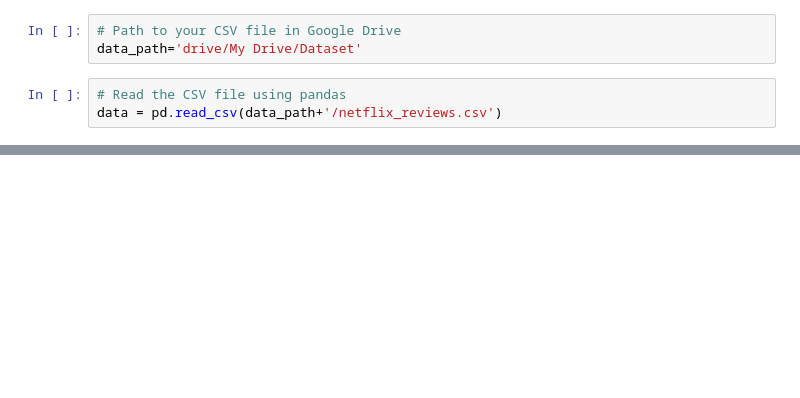
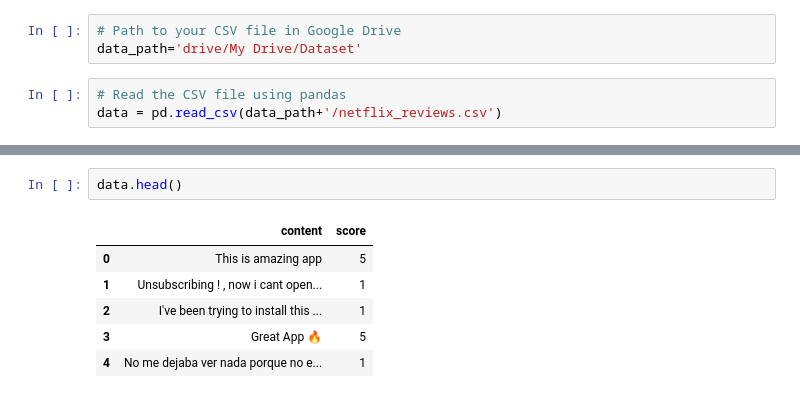
Before and after one commit to adkprakash/sentiment_analysis, a Jupyter notebook: sentimental_analysis.ipynb, the cells around one changed output, grey strips where cells are left out. Drawn from its saved outputs; the diff is of its cells as text; blank space fills up the shorter version.

```diff
--- a/sentimental_analysis.ipynb
+++ b/sentimental_analysis.ipynb
@@ -23,0 +38,9 @@ data = pd.read_csv(data_path+'/netflix_reviews.csv')
+# %%
+data.head()
+# %% [output]
+|  | content | score |
+| 0 | This is amazing app | 5 |
+| 1 | Unsubscribing ! , now i cant open... | 1 |
+| 2 | I've been trying to install this ... | 1 |
+| 3 | Great App 🔥 | 5 |
+| 4 | No me dejaba ver nada porque no e... | 1 |
```
Also changed, not shown: parts of 6 cells of this notebook.
